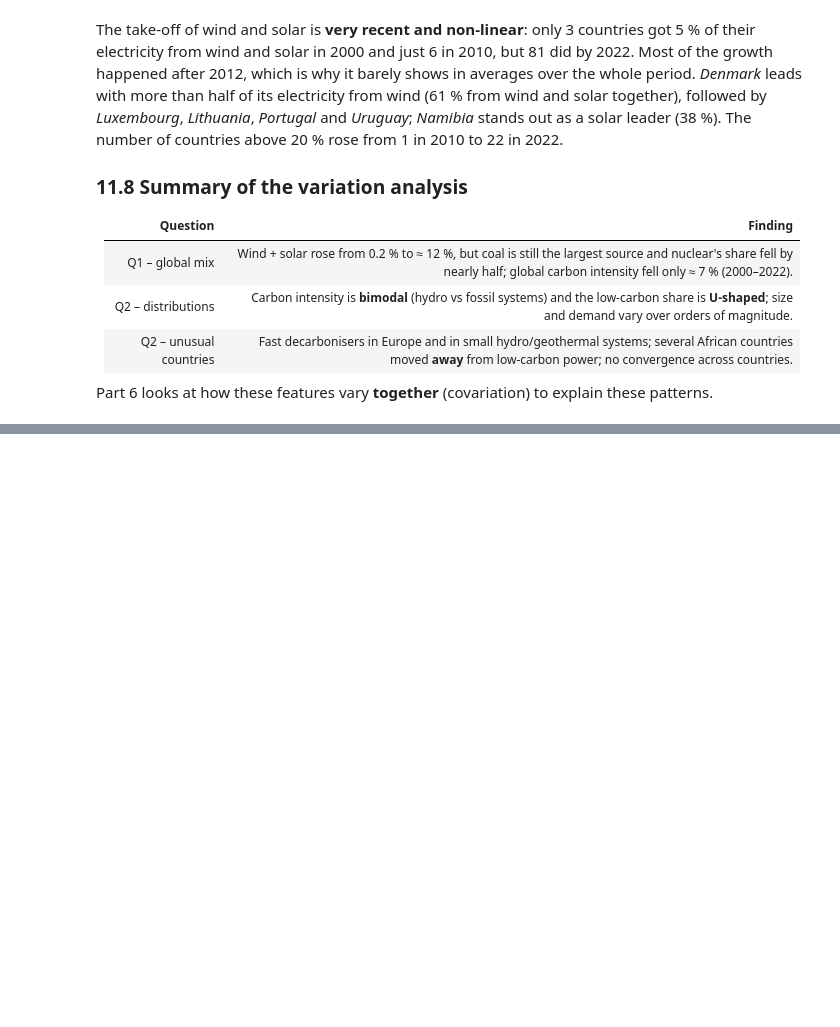
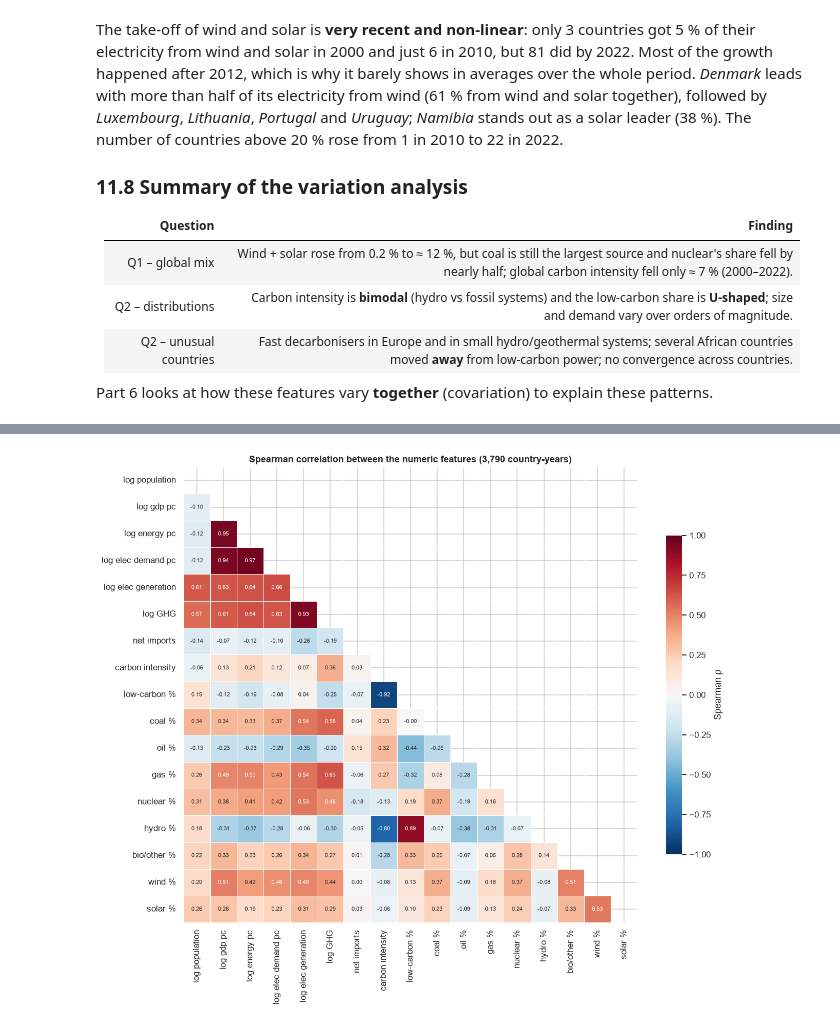
Before and after one commit to Md-Fahad2000/data_exploration_and_preparation_ca1, a Jupyter notebook: Energy_Transition_DEP.ipynb, the cells around one changed output, grey strips where cells are left out. Saved outputs shown, nothing was run; the diff lists cells and outputs as text; code cells hidden in the pictures; blank space fills up the shorter version.

```diff
--- a/Energy_Transition_DEP.ipynb
+++ b/Energy_Transition_DEP.ipynb
@@ -1943,0 +1959,25 @@ Part 6 looks at how these features vary **together** (covariation) to explain th
+# %%
+from scipy import stats
+
+CORR_COLS = ["log_population", "log_gdp_per_capita", "log_energy_per_capita",
+             "log_electricity_demand_per_capita", "log_electricity_generation",
+             "log_greenhouse_gas_emissions", "net_imports_capped", "carbon_intensity_elec",
+             "low_carbon_share_elec"] + list(SOURCE_LABELS)
+SHORT = {c: c.replace("log_", "log ").replace("_share_elec", " %").replace("electricity_", "elec ")
+          .replace("_per_capita", " pc").replace("greenhouse_gas_emissions", "GHG")
+          .replace("other_renewables", "bio/other").replace("carbon_intensity_elec", "carbon intensity")
+          .replace("net_imports_capped", "net imports").replace("low_carbon %", "low-carbon %")
+          .replace("_", " ") for c in CORR_COLS}
+
+spearman = eda[CORR_COLS].corr(method="spearman").rename(index=SHORT, columns=SHORT)
+pearson = eda[CORR_COLS].corr(method="pearson").rename(index=SHORT, columns=SHORT)
+
+fig, ax = plt.subplots(figsize=(13, 10.5))
+mask = np.triu(np.ones_like(spearman, dtype=bool))          # show the lower triangle only
+sns.heatmap(spearman, mask=mask, cmap="RdBu_r", vmin=-1, vmax=1, center=0, annot=True, fmt=".2f",
+            annot_kws={"size": 7}, linewidths=0.5, cbar_kws={"label": "Spearman ρ", "shrink": 0.7}, ax=ax)
+ax.set_title("Spearman correlation between the numeric features (3,790 country-years)")
+save_fig(fig, "fig13_correlation_heatmap")
+plt.show()
+# %% [output]
+[figure, added]
```
Also changed, not shown: parts of 17 cells of this notebook, 7 other files.
